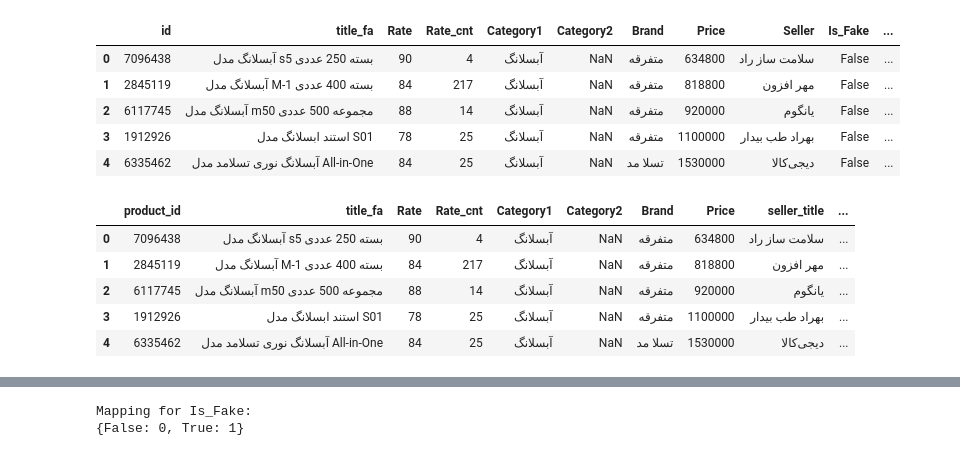
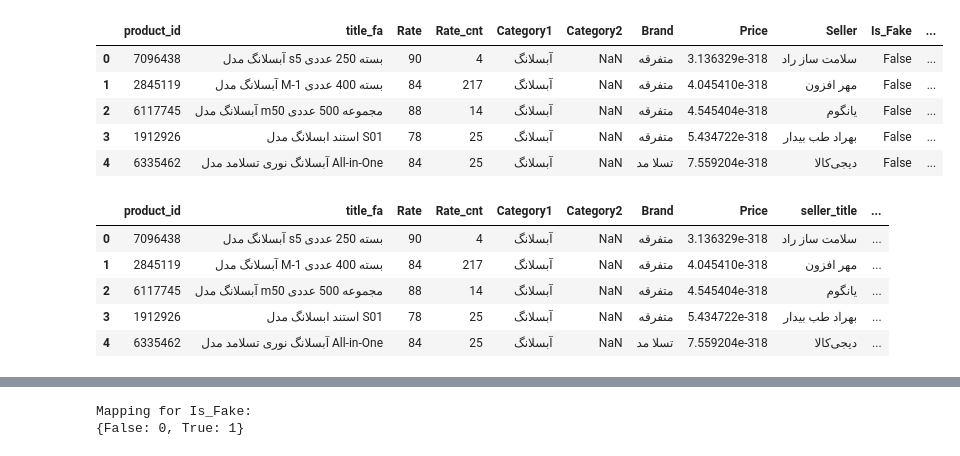
Before and after one commit to Arefnmy/Digikala-user-engagement-analysis, a Jupyter notebook: clustering_analysis.ipynb, the cells around one changed output, grey strips where cells are left out. Drawn from its saved outputs; the diff is of its cells as text; code cells hidden in the pictures.

```diff
--- a/clustering_analysis.ipynb
+++ b/clustering_analysis.ipynb
@@ -15,23 +15,23 @@ df.head()
 # %%
-products = pd.read_csv('digikala-products.csv')
+products = pd.read_csv('unique-digikala.csv')
 products.head()
 # %% [output]
-|  | id | title_fa | Rate | Rate_cnt | Category1 | Category2 | Brand | Price | Seller | Is_Fake | ... |
-| 0 | 7096438 | آبسلانگ مدل s5 بسته 250 عددی | 90 | 4 | آبسلانگ | NaN | متفرقه | 634800 | سلامت ساز راد | False | ... |
-| 1 | 2845119 | آبسلانگ مدل M-1 بسته 400 عددی | 84 | 217 | آبسلانگ | NaN | متفرقه | 818800 | مهر افزون | False | ... |
-| 2 | 6117745 | آبسلانگ مدل m50 مجموعه 500 عددی | 88 | 14 | آبسلانگ | NaN | متفرقه | 920000 | یانگوم | False | ... |
-| 3 | 1912926 | استند ابسلانگ مدل S01 | 78 | 25 | آبسلانگ | NaN | متفرقه | 1100000 | بهراد طب بیدار | False | ... |
-| 4 | 6335462 | آبسلانگ نوری تسلامد مدل All-in-One | 84 | 25 | آبسلانگ | NaN | تسلا مد | 1530000 | دیجی‌کالا | False | ... |
+|  | product_id | title_fa | Rate | Rate_cnt | Category1 | Category2 | Brand | Price | Seller | Is_Fake | ... |
+| 0 | 7096438 | آبسلانگ مدل s5 بسته 250 عددی | 90 | 4 | آبسلانگ | NaN | متفرقه | 3.136329e-318 | سلامت ساز راد | False | ... |
+| 1 | 2845119 | آبسلانگ مدل M-1 بسته 400 عددی | 84 | 217 | آبسلانگ | NaN | متفرقه | 4.045410e-318 | مهر افزون | False | ... |
+| 2 | 6117745 | آبسلانگ مدل m50 مجموعه 500 عددی | 88 | 14 | آبسلانگ | NaN | متفرقه | 4.545404e-318 | یانگوم | False | ... |
+| 3 | 1912926 | استند ابسلانگ مدل S01 | 78 | 25 | آبسلانگ | NaN | متفرقه | 5.434722e-318 | بهراد طب بیدار | False | ... |
+| 4 | 6335462 | آبسلانگ نوری تسلامد مدل All-in-One | 84 | 25 | آبسلانگ | NaN | تسلا مد | 7.559204e-318 | دیجی‌کالا | False | ... |
 # %%
 products.rename(columns={'id':'product_id', 'Seller':'seller_title'}, inplace=True)
 products.head()
 # %% [output]
 |  | product_id | title_fa | Rate | Rate_cnt | Category1 | Category2 | Brand | Price | seller_title | ... |
-| 0 | 7096438 | آبسلانگ مدل s5 بسته 250 عددی | 90 | 4 | آبسلانگ | NaN | متفرقه | 634800 | سلامت ساز راد | ... |
-| 1 | 2845119 | آبسلانگ مدل M-1 بسته 400 عددی | 84 | 217 | آبسلانگ | NaN | متفرقه | 818800 | مهر افزون | ... |
-| 2 | 6117745 | آبسلانگ مدل m50 مجموعه 500 عددی | 88 | 14 | آبسلانگ | NaN | متفرقه | 920000 | یانگوم | ... |
-| 3 | 1912926 | استند ابسلانگ مدل S01 | 78 | 25 | آبسلانگ | NaN | متفرقه | 1100000 | بهراد طب بیدار | ... |
-| 4 | 6335462 | آبسلانگ نوری تسلامد مدل All-in-One | 84 | 25 | آبسلانگ | NaN | تسلا مد | 1530000 | دیجی‌کالا | ... |
+| 0 | 7096438 | آبسلانگ مدل s5 بسته 250 عددی | 90 | 4 | آبسلانگ | NaN | متفرقه | 3.136329e-318 | سلامت ساز راد | ... |
+| 1 | 2845119 | آبسلانگ مدل M-1 بسته 400 عددی | 84 | 217 | آبسلانگ | NaN | متفرقه | 4.045410e-318 | مهر افزون | ... |
+| 2 | 6117745 | آبسلانگ مدل m50 مجموعه 500 عددی | 88 | 14 | آبسلانگ | NaN | متفرقه | 4.545404e-318 | یانگوم | ... |
+| 3 | 1912926 | استند ابسلانگ مدل S01 | 78 | 25 | آبسلانگ | NaN | متفرقه | 5.434722e-318 | بهراد طب بیدار | ... |
+| 4 | 6335462 | آبسلانگ نوری تسلامد مدل All-in-One | 84 | 25 | آبسلانگ | NaN | تسلا مد | 7.559204e-318 | دیجی‌کالا | ... |
 # %%
 # merging
 df = pd.merge(products, df, on=['product_id', 'seller_title'])
```
Also changed, not shown: parts of 7 cells of this notebook.
